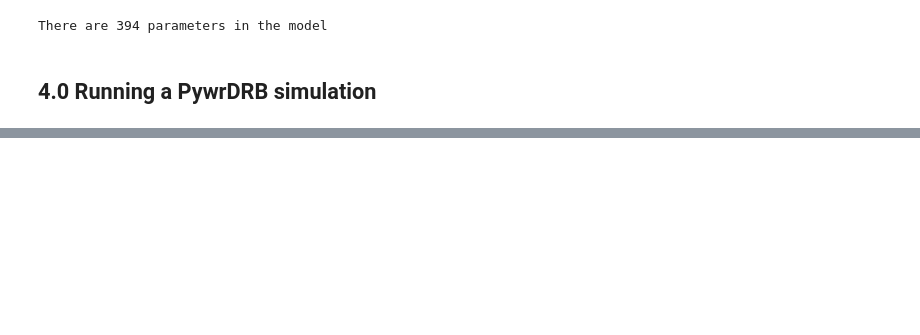
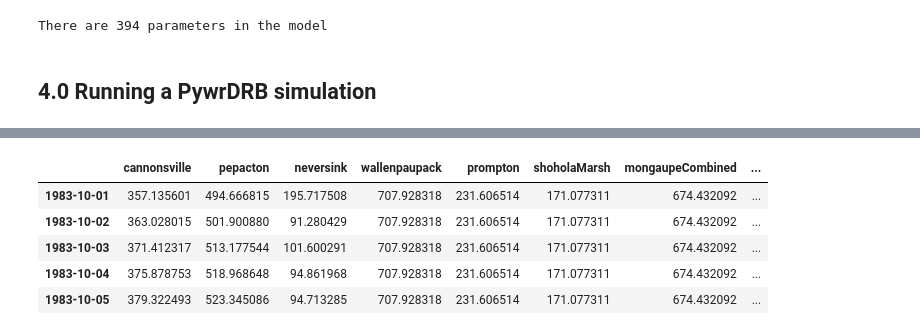
Before and after one commit to Pywr-DRB/Pywr-DRB, a Jupyter notebook: notebooks/Tutorial 01 Introduction to PywrDRB.ipynb, the cells around one changed output, grey strips where cells are left out. Cells and saved outputs as stored; diff of their text form; code cells hidden in the pictures; blank space fills up the shorter version.

```diff
--- a/notebooks/Tutorial 01 Introduction to PywrDRB.ipynb
+++ b/notebooks/Tutorial 01 Introduction to PywrDRB.ipynb
@@ -73,0 +121,21 @@ stats_df = stats.to_dataframe()
+# %%
+from pywrdrb.post import get_pywr_results
+inflow_type = 'nwmv21'
+# Get the simulation results at major flow nodes
+major_flows, datetime = get_pywr_results(output_dir= '../output_data/',
+                           model = inflow_type,
+                           results_set= 'major_flow')
+
+# Get reservoir release results
+res_releases, datetime = get_pywr_results(output_dir= '../output_data/',
+                           model = inflow_type,
+                           results_set= 'res_release',
+                           datetime_index=datetime)
+res_releases.head()
+# %% [output]
+|  | cannonsville | pepacton | neversink | wallenpaupack | prompton | shoholaMarsh | mongaupeCombined | ... |
+| 1983-10-01 | 357.135601 | 494.666815 | 195.717508 | 707.928318 | 231.606514 | 171.077311 | 674.432092 | ... |
+| 1983-10-02 | 363.028015 | 501.900880 | 91.280429 | 707.928318 | 231.606514 | 171.077311 | 674.432092 | ... |
+| 1983-10-03 | 371.412317 | 513.177544 | 101.600291 | 707.928318 | 231.606514 | 171.077311 | 674.432092 | ... |
+| 1983-10-04 | 375.878753 | 518.968648 | 94.861968 | 707.928318 | 231.606514 | 171.077311 | 674.432092 | ... |
+| 1983-10-05 | 379.322493 | 523.345086 | 94.713285 | 707.928318 | 231.606514 | 171.077311 | 674.432092 | ... |
```
Also changed, not shown: parts of 8 cells of this notebook, 16 other files.
